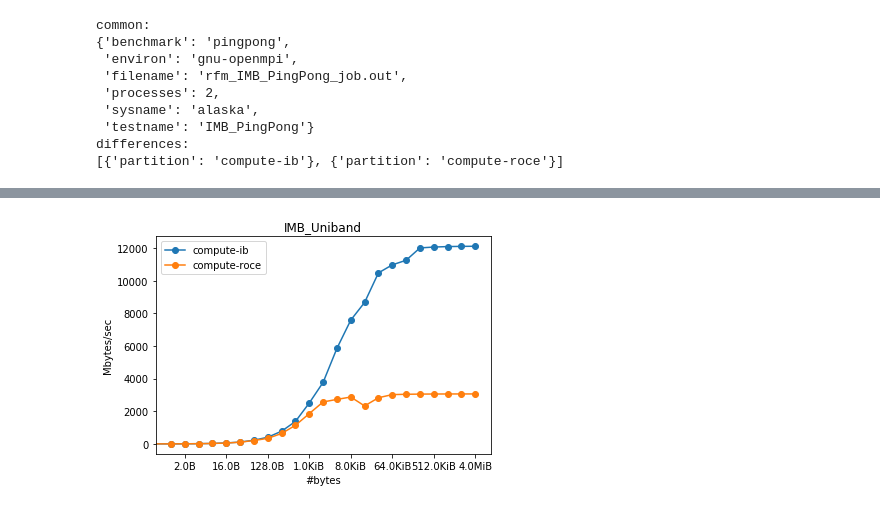
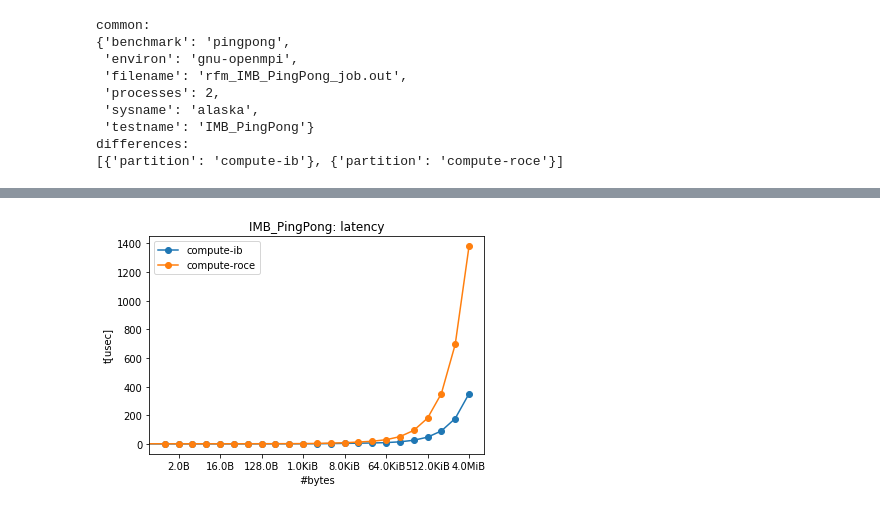
Before and after one commit to ukri-excalibur/excalibur-tests, a Jupyter notebook: imb-2018.1/IMB.ipynb, the cells around one changed output, grey strips where cells are left out. Saved outputs shown, nothing was run; the diff lists cells and outputs as text; code cells hidden in the pictures.

Commit message:
prep for performance logs and add IMB latency

```diff
--- a/imb-2018.1/IMB.ipynb
+++ b/imb-2018.1/IMB.ipynb
@@ -142,6 +176,5 @@ differences:
 # %%
 # Plotting:
-# TODO: generate one plot per TEST, with a-vs-b comparisons for all cases of that test
 
 %matplotlib inline
 import matplotlib.pyplot as plt
@@ -158,24 +191,93 @@ def sizeof_fmt(num, suffix='B'):
     return "%.1f%s%s" % (num, 'Yi', suffix)
 
 
-for test, cases in test_results.items():
-    print(test, ':')
+# TODO: can we derive this from the test metrics somehow??
+PLOTS = [
+    {
+        'test':'IMB_PingPong',
+        'xaxis':'#bytes',
+        'yaxis':'Mbytes/sec',
+        'metric':'bandwidth',
+    },
+    {
+        'test':'IMB_PingPong',
+        'xaxis':'#bytes',
+        'yaxis':'t[usec]',
+        'metric':'latency',
+    },
+    {
+        'test':'IMB_Uniband',
+        'xaxis':'#bytes',
+        'yaxis':'Mbytes/sec',
+        'metric':'bandwidth',
+    },
+
+
+]
+
+for plot in PLOTS:
+    cases = test_results[plot['test']]
+    print(plot['test'], ':')
     common, differences = diff_meta(cases)
     plt.figure()
+    #perf_records = get_perflogs(test=plot['test']) # TODO: should we have a meta: field for these too?
+    print(perf_records)
     for ix, case in enumerate(cases):
         data = case['data']
         unique_meta = differences[ix]
         label = '-'.join(list(unique_meta.values()))
-        print(data.keys())
-        plt.plot(data['#bytes'], data['Mbytes/sec'], 'o-', label=label)
-
+        plt.plot(data[plot['xaxis']], data[plot['yaxis']], 'o-', label=label)
         plt.grid()
-        plt.title(test)
+        plt.title('%s: %s' % (plot['test'], plot['metric']))
         plt.legend()
+        plt.grid()
         ax = plt.gca()
         ax.set_xscale('log', basex=2)
         ax.xaxis.set_major_formatter(ticker.FuncFormatter(lambda x, pos: sizeof_fmt(x)))
-        plt.xlabel('#bytes')
-        plt.ylabel('Mbytes/sec')
+        plt.xlabel(plot['xaxis'])
+        plt.ylabel(plot['yaxis'])
+
+# #   latency:
+# plt.figure()
+# #perf_records = get_perflogs(test='IMB_PingPong')
+# for ix, case in enumerate(cases):
+#     data = case['data']
+#     unique_meta = differences[ix]
+#     label = '-'.join(list(unique_meta.values()))
+#     plt.plot(data['#bytes'], data['t[usec]'], 'o-', label=label)
+
+#     plt.grid()
+#     plt.title('IMB_PingPong: latency')
+#     plt.legend()
+#     ax = plt.gca()
+#     ax.set_xscale('log', basex=2)
+#     ax.xaxis.set_major_formatter(ticker.FuncFormatter(lambda x, pos: sizeof_fmt(x)))
+#     plt.xlabel('#bytes')
+#     plt.ylabel('t[usec]')
+
+
+
+# for test, cases in test_results.items():
+#     print(test, ':')
+#     common, differences = diff_meta(cases)
+#     plt.figure()
+#     perf_records = get_perflogs(test=test)
+#     for record in perf_records:
+#         print(record)
+#     for ix, case in enumerate(cases):
+#         data = case['data']
+#         unique_meta = differences[ix]
+#         label = '-'.join(list(unique_meta.values()))
+#         plt.plot(data['#bytes'], data['Mbytes/sec'], 'o-', label=label)
+
+#         plt.grid()
+#         plt.title(test)
+#         plt.legend()
+#         ax = plt.gca()
+#         ax.set_xscale('log', basex=2)
+#         ax.xaxis.set_major_formatter(ticker.FuncFormatter(lambda x, pos: sizeof_fmt(x)))
+#         plt.xlabel('#bytes')
+#         plt.ylabel('Mbytes/sec')
+#     print('====')
 # %% [output]
 IMB_PingPong :
@@ -188 +290 @@ dict_keys(['#bytes', '#repetitions', 'Mbytes/sec', 'Msg/sec'])
-[figure, old version]
+[figure, new version]
```
Also changed, not shown: parts of 3 cells of this notebook, 2 other files.
